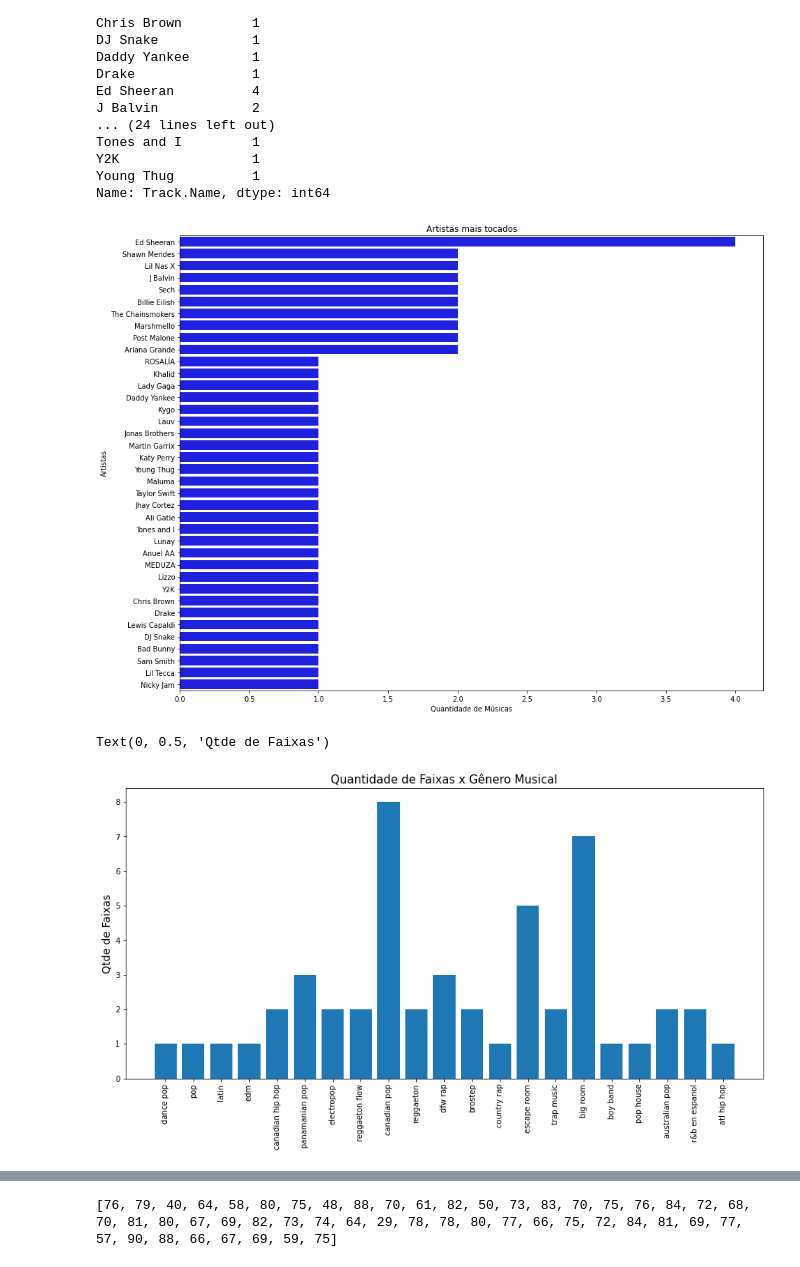
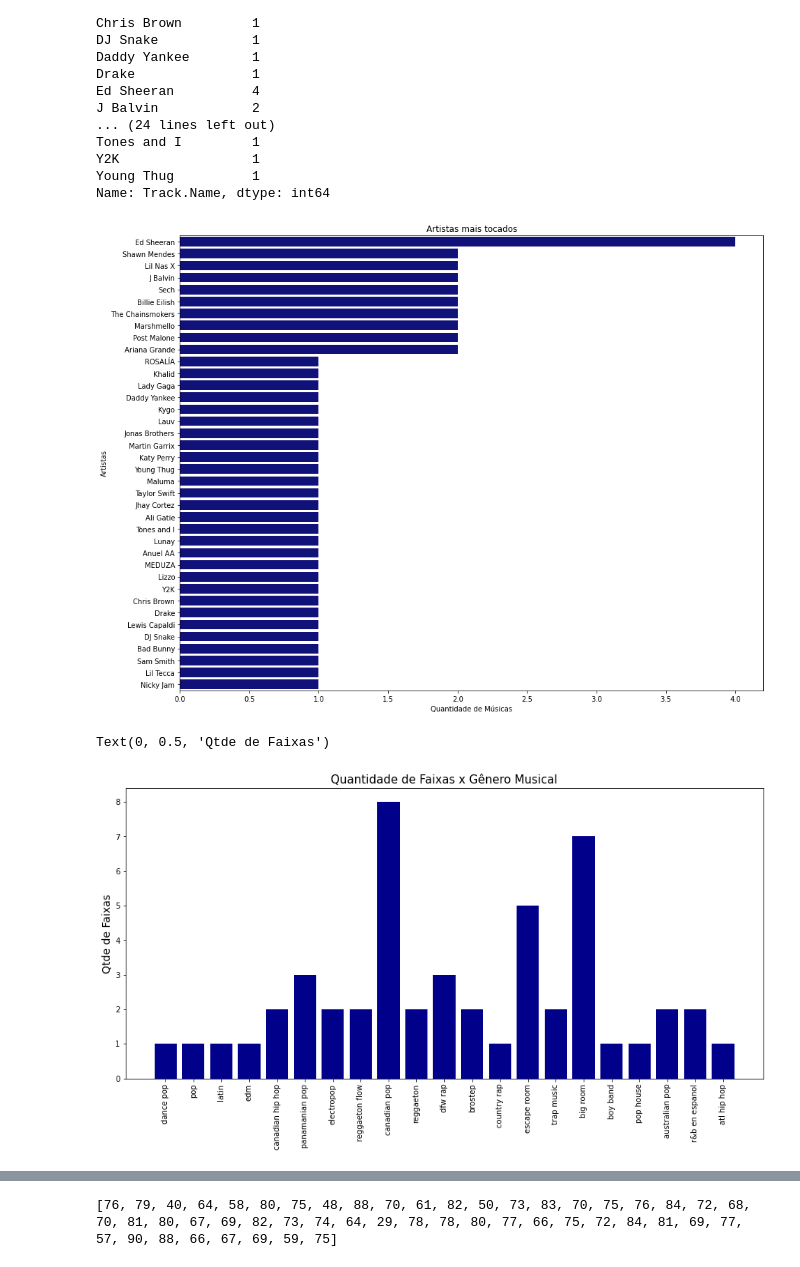
Before and after one commit to santiago-nath/Kaggle_Spotify, a Jupyter notebook: Kaggle_Spotify.ipynb, the cells around one changed output, grey strips where cells are left out. Saved outputs shown, nothing was run; the diff lists cells and outputs as text; code cells hidden in the pictures.

```diff
--- a/Kaggle_Spotify.ipynb
+++ b/Kaggle_Spotify.ipynb
@@ -121,15 +121,15 @@ Name: Track.Name, dtype: int64
 # %%
 # Ilustrando a informação acima
 plt.figure(figsize=(15,12))
-ax = sns.countplot(y="Artist.Name",data=df,color='blue',
+ax = sns.countplot(y="Artist.Name",data=df,color='darkblue',
                    order = df['Artist.Name'].value_counts().index[:50])
 ax.grid(False)
 plt.title("Artistas mais tocados")
 plt.xlabel('Quantidade de Músicas')
 plt.ylabel('Artistas')
 plt.show()
 # %% [output]
-[figure, old version]
+[figure, new version]
 # %%
 #Gráfico de barras com a quantidade de gênero x faixa de música
 xtick = ['dance pop', 'pop', 'latin', 'edm', 'canadian hip hop',
@@ -140,7 +140,7 @@ xtick = ['dance pop', 'pop', 'latin', 'edm', 'canadian hip hop',
 length = np.arange(len(xtick))
 genre_groupby = df.groupby('Genre')['Track.Name'].agg(len)
 plt.figure(figsize=(15,7))
-plt.bar(length, genre_groupby)
+plt.bar(length, genre_groupby, color='darkblue')
 plt.xticks(length, xtick)
 plt.xticks(rotation=90)
 plt.title("Quantidade de Faixas x Gênero Musical", fontsize=15)
@@ -148,4 +148,4 @@ plt.ylabel('Gênero', fontsize=20)
 plt.ylabel('Qtde de Faixas', fontsize=14)
 # %% [output]
 Text(0, 0.5, 'Qtde de Faixas')
-[figure, old version]
+[figure, new version]
```
Also changed, not shown: parts of 3 cells of this notebook.
